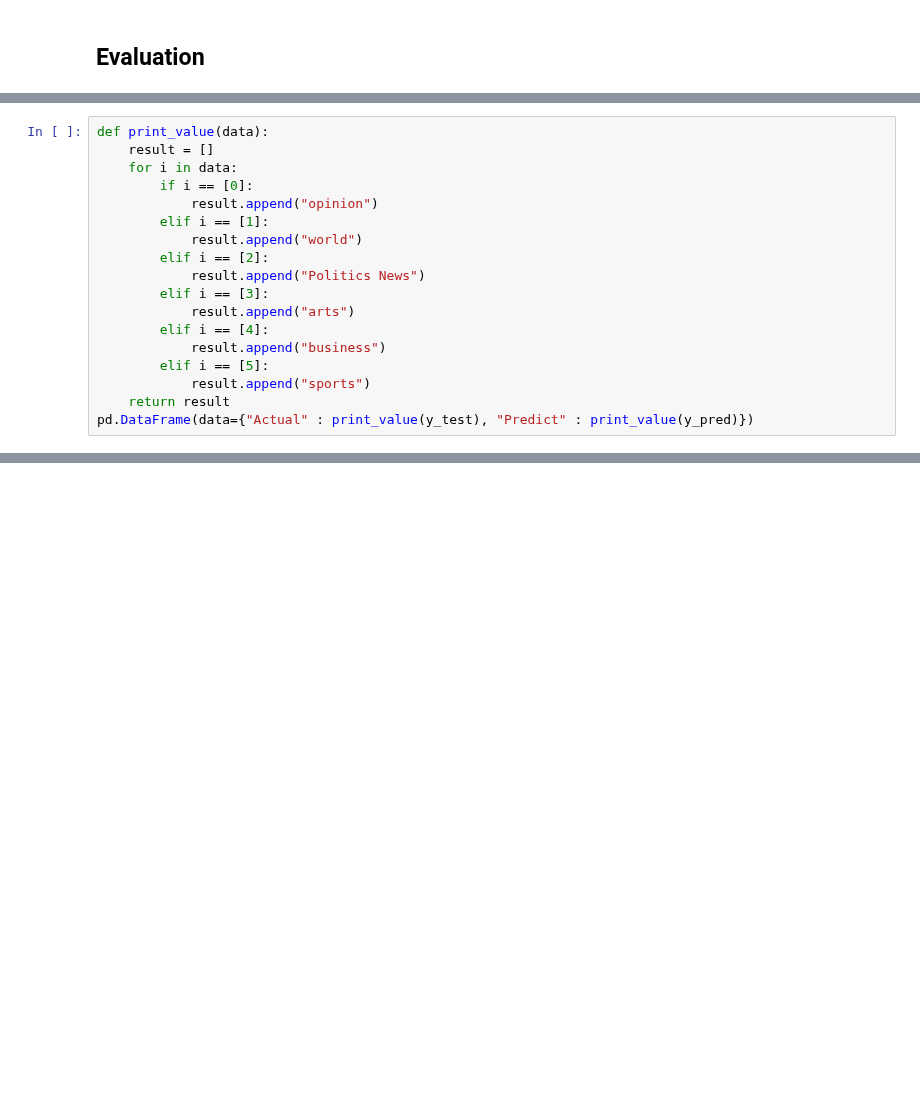
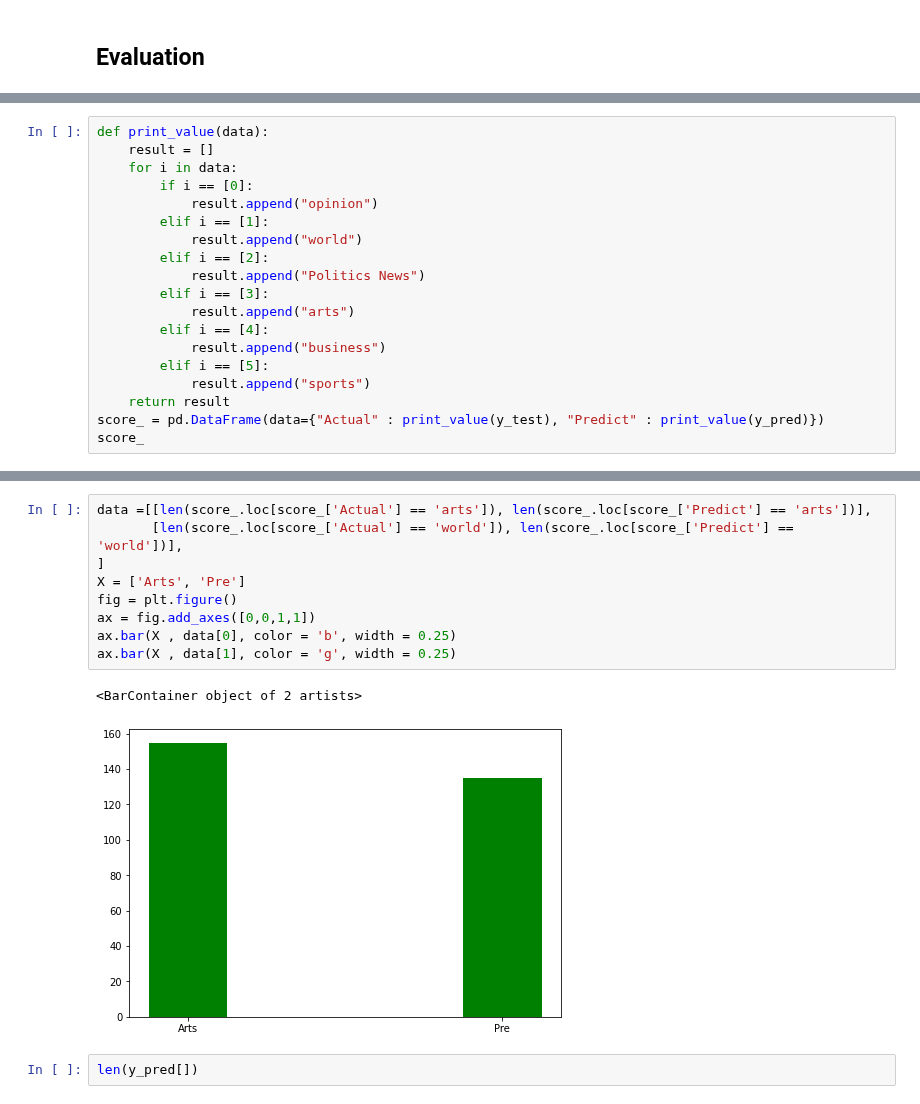
Before and after one commit to MEOW119X/Automated-News-Categorizer, a Jupyter notebook: notebook/MODELLING.ipynb, the cells around one changed output, grey strips where cells are left out. Saved outputs shown, nothing was run; the diff lists cells and outputs as text; blank space fills up the shorter version.

```diff
--- a/notebook/MODELLING.ipynb
+++ b/notebook/MODELLING.ipynb
@@ -251,5 +250,6 @@ def print_value(data):
         elif i == [5]:
             result.append("sports")
     return result
-pd.DataFrame(data={"Actual" : print_value(y_test), "Predict" : print_value(y_pred)})
+score_ = pd.DataFrame(data={"Actual" : print_value(y_test), "Predict" : print_value(y_pred)})
+score_
 # %% [output]
@@ -268,0 +269,14 @@ See Full Dataframe in Mito
+# %%
+data =[[len(score_.loc[score_['Actual'] == 'arts']), len(score_.loc[score_['Predict'] == 'arts'])],
+       [len(score_.loc[score_['Actual'] == 'world']), len(score_.loc[score_['Predict'] == 'world'])],
+]
+X = ['Arts', 'Pre']
+fig = plt.figure()
+ax = fig.add_axes([0,0,1,1])
+ax.bar(X , data[0], color = 'b', width = 0.25)
+ax.bar(X , data[1], color = 'g', width = 0.25)
+# %% [output]
+<BarContainer object of 2 artists>
+[figure, added]
+# %%
+len(y_pred[])
```
Also changed, not shown: parts of 8 cells of this notebook, 3 other files.
